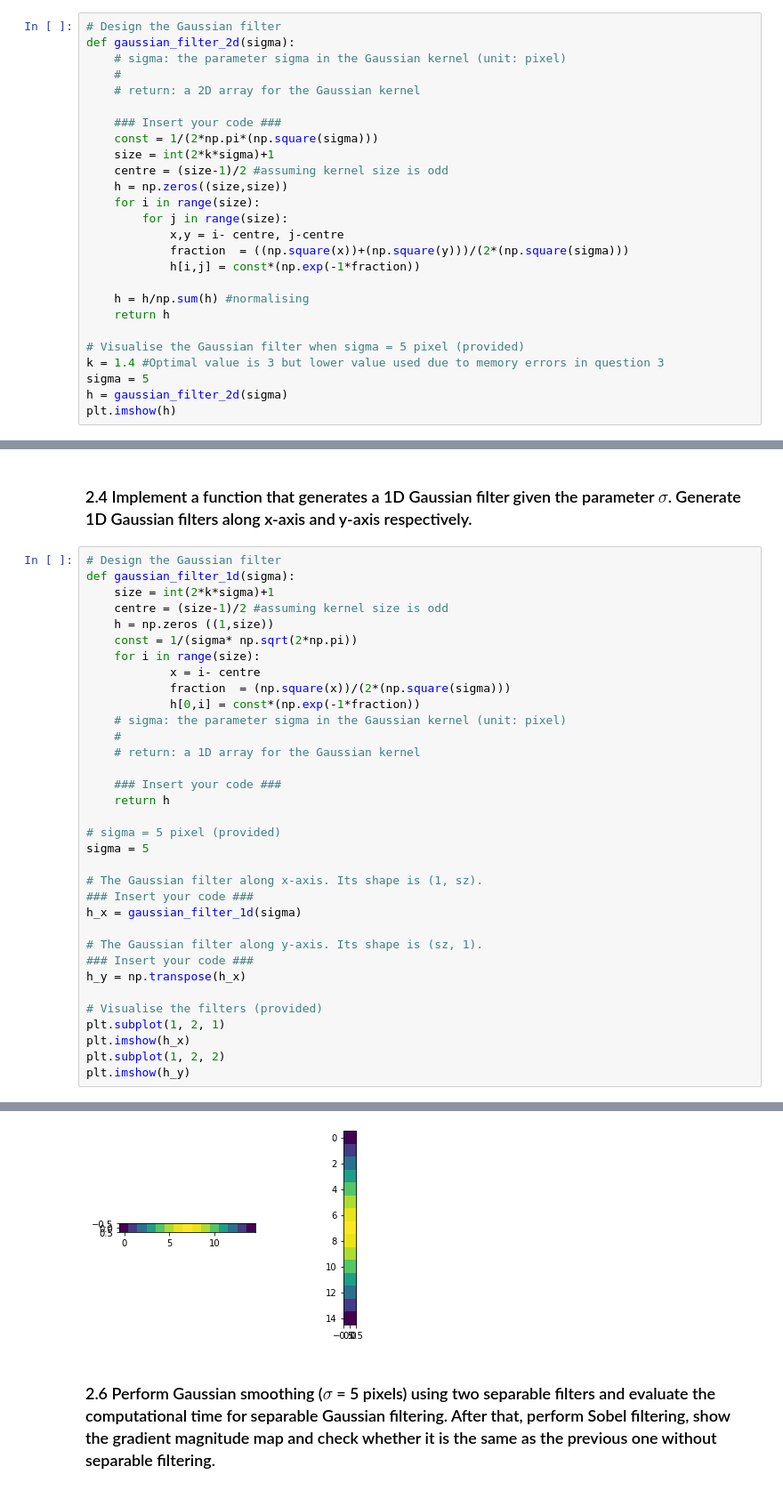
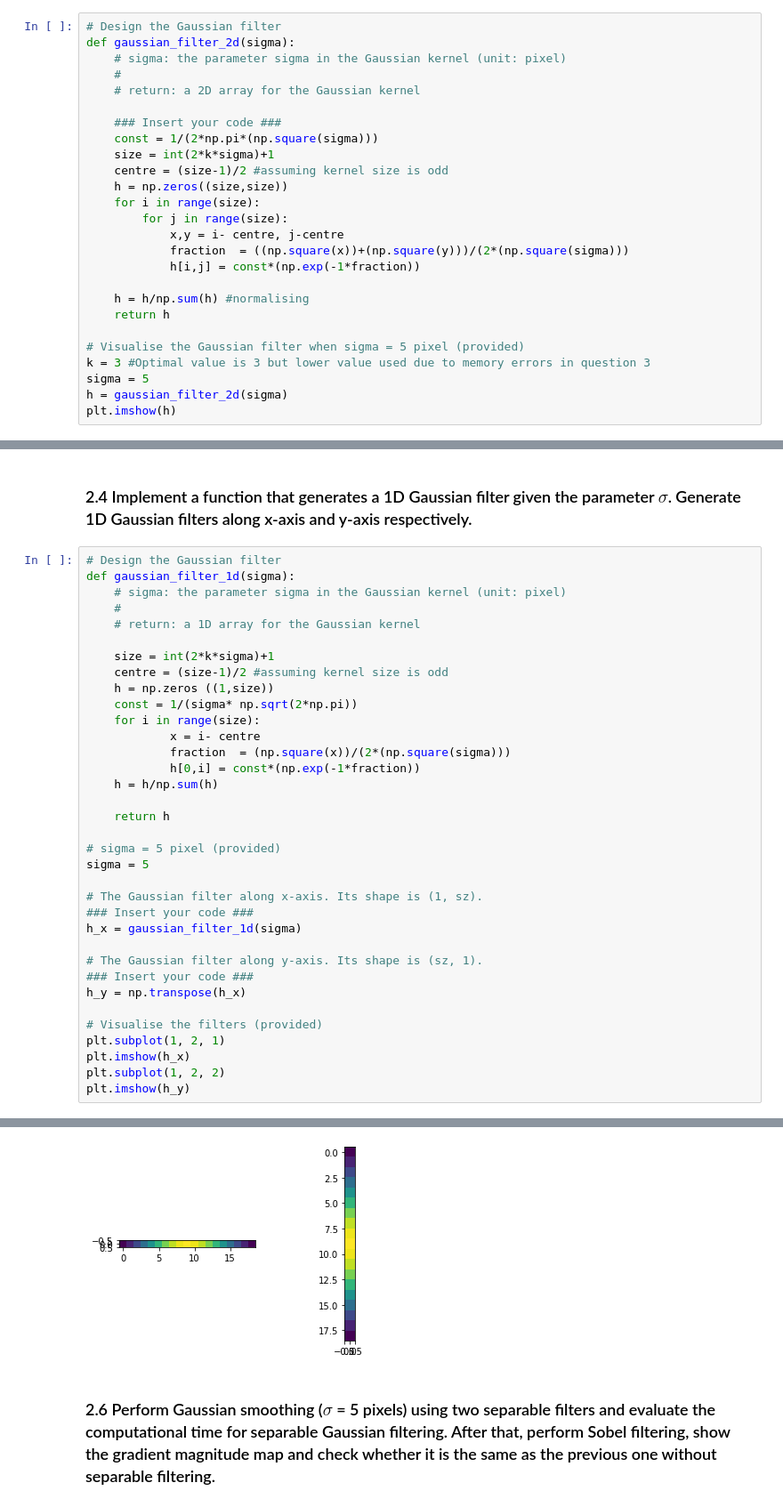
Before and after one commit to Shaanukstar123/Computer-Vision-CW1-Image-Filtering, a Jupyter notebook: coursework_01/coursework_01.ipynb, the cells around one changed output, grey strips where cells are left out. Shown at 89% size. Cells and saved outputs as stored; diff of their text form.

```diff
--- a/coursework_01/coursework_01.ipynb
+++ b/coursework_01/coursework_01.ipynb
@@ -178,7 +178,7 @@ def gaussian_filter_2d(sigma):
     return h
 
 # Visualise the Gaussian filter when sigma = 5 pixel (provided)
-k = 1.4 #Optimal value is 3 but lower value used due to memory errors in question 3
+k = 3 #Optimal value is 3 but lower value used due to memory errors in question 3
 sigma = 5
 h = gaussian_filter_2d(sigma)
 plt.imshow(h)
@@ -216,40 +216,41 @@ time taken 1.0228581428527832
 # %%
 # Design the Gaussian filter
 def gaussian_filter_1d(sigma):
+    # sigma: the parameter sigma in the Gaussian kernel (unit: pixel)
+    #
+    # return: a 1D array for the Gaussian kernel
+
     size = int(2*k*sigma)+1
     centre = (size-1)/2 #assuming kernel size is odd
     h = np.zeros ((1,size))
     const = 1/(sigma* np.sqrt(2*np.pi))
     for i in range(size):
             x = i- centre
             fraction  = (np.square(x))/(2*(np.square(sigma)))
             h[0,i] = const*(np.exp(-1*fraction))
-    # sigma: the parameter sigma in the Gaussian kernel (unit: pixel)
-    #
-    # return: a 1D array for the Gaussian kernel
+    h = h/np.sum(h)
 
-    ### Insert your code ###
     return h
 
 # sigma = 5 pixel (provided)
 sigma = 5
 
 # The Gaussian filter along x-axis. Its shape is (1, sz).
 ### Insert your code ###
 h_x = gaussian_filter_1d(sigma)
 
 # The Gaussian filter along y-axis. Its shape is (sz, 1).
 ### Insert your code ###
 h_y = np.transpose(h_x)
 
 # Visualise the filters (provided)
 plt.subplot(1, 2, 1)
 plt.imshow(h_x)
 plt.subplot(1, 2, 2)
 plt.imshow(h_y)
 # %% [output]
 <matplotlib.image.AxesImage at 0x...>
-[figure, old version]
+[figure, new version]
 # %% [markdown]
 ### 2.6 Perform Gaussian smoothing ($\sigma$ = 5 pixels) using two separable filters and evaluate the computational time for separable Gaussian filtering. After that, perform Sobel filtering, show the gradient magnitude map and check whether it is the same as the previous one without separable filtering.
 # %%
```
Also changed, not shown: parts of 7 cells of this notebook.
